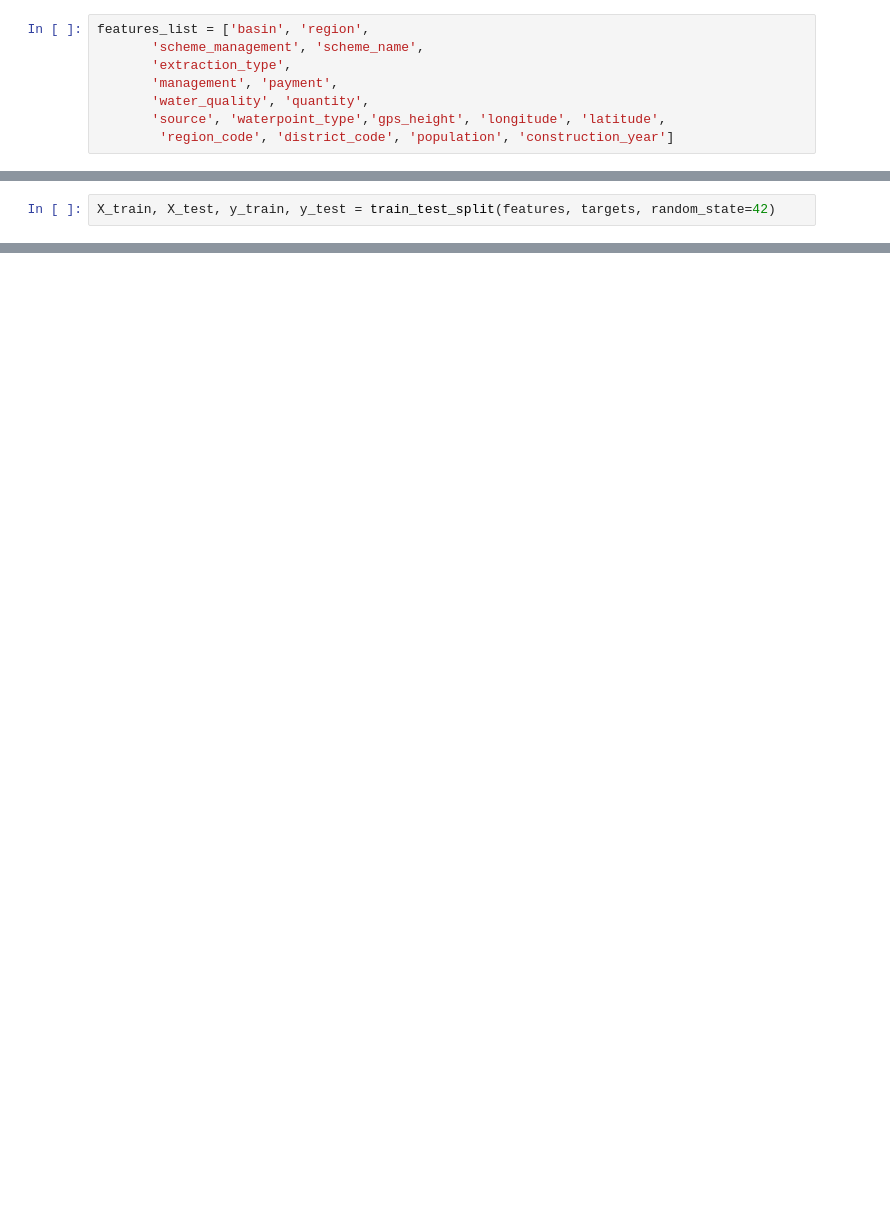
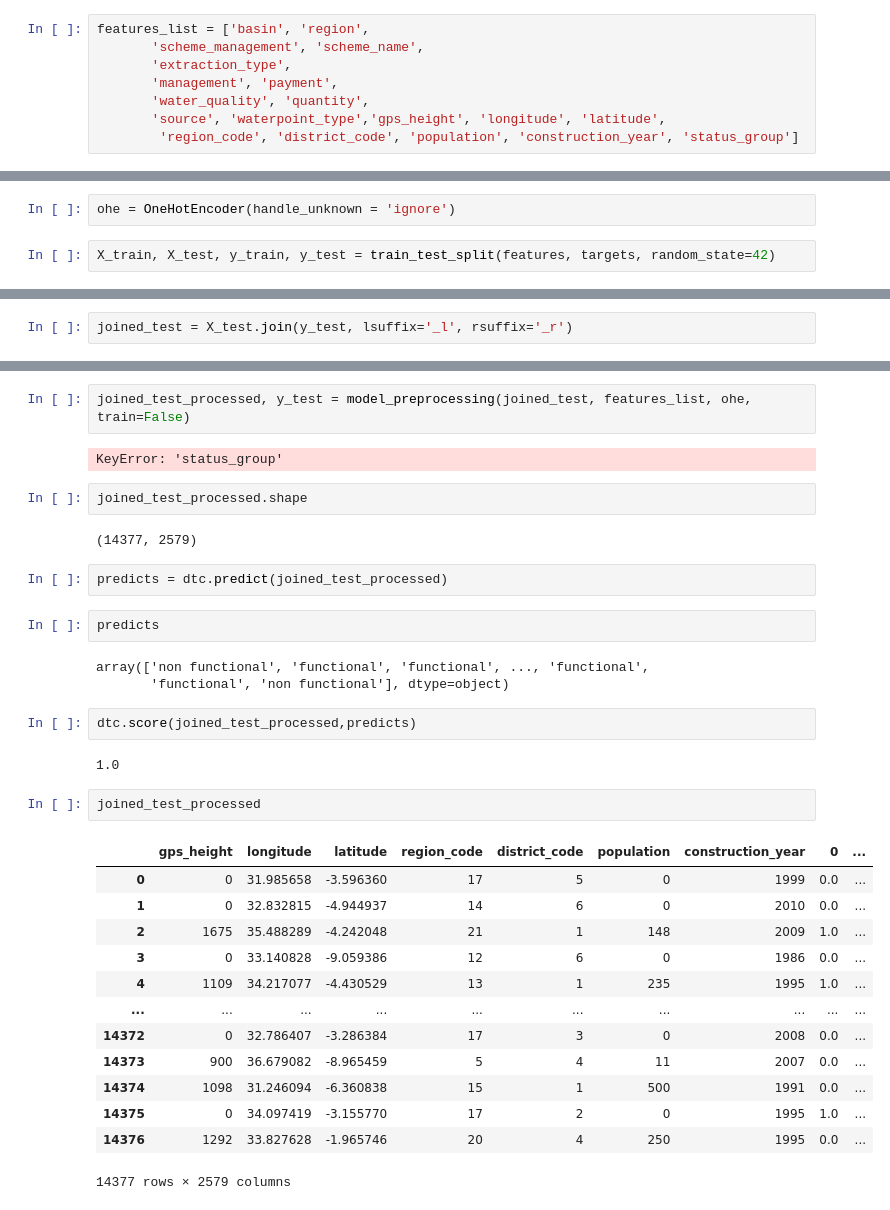
Before and after one commit to hoffm386/tanzania-water-wells, a Jupyter notebook: notebooks/exploratory/2.0-aa-EDA.ipynb, the cells around one changed output, grey strips where cells are left out. Saved outputs shown, nothing was run; the diff lists cells and outputs as text; blank space fills up the shorter version.

```diff
--- a/notebooks/exploratory/2.0-aa-EDA.ipynb
+++ b/notebooks/exploratory/2.0-aa-EDA.ipynb
@@ -665,7 +620,7 @@ features_list = ['basin', 'region',
        'management', 'payment',
        'water_quality', 'quantity',
        'source', 'waterpoint_type','gps_height', 'longitude', 'latitude',
-        'region_code', 'district_code', 'population', 'construction_year']
+        'region_code', 'district_code', 'population', 'construction_year', 'status_group']
 # %%
 def obj_lister(df):
     # returns a list of columns that contain Objects
@@ -782,2 +680,4 @@ ____
+# %%
+ohe = OneHotEncoder(handle_unknown = 'ignore')
 # %%
 X_train, X_test, y_train, y_test = train_test_split(features, targets, random_state=42)
@@ -803,0 +708,2 @@ ValueError: Cannot convert non-finite values (NA or inf) to integer
+# %%
+joined_test = X_test.join(y_test, lsuffix='_l', rsuffix='_r')
@@ -803,0 +714,35 @@ ValueError: Cannot convert non-finite values (NA or inf) to integer
+# %%
+joined_test_processed, y_test = model_preprocessing(joined_test, features_list, ohe, train=False)
+# %% [output]
+KeyError: 'status_group'
+# %%
+joined_test_processed.shape
+# %% [output]
+(14377, 2579)
+# %%
+predicts = dtc.predict(joined_test_processed)
+# %%
+predicts
+# %% [output]
+array(['non functional', 'functional', 'functional', ..., 'functional',
+       'functional', 'non functional'], dtype=object)
+# %%
+dtc.score(joined_test_processed,predicts)
+# %% [output]
+1.0
+# %%
+joined_test_processed
+# %% [output]
+|  | gps_height | longitude | latitude | region_code | district_code | population | construction_year | 0 | ... |
+| 0 | 0 | 31.985658 | -3.596360 | 17 | 5 | 0 | 1999 | 0.0 | ... |
+| 1 | 0 | 32.832815 | -4.944937 | 14 | 6 | 0 | 2010 | 0.0 | ... |
+| 2 | 1675 | 35.488289 | -4.242048 | 21 | 1 | 148 | 2009 | 1.0 | ... |
+| 3 | 0 | 33.140828 | -9.059386 | 12 | 6 | 0 | 1986 | 0.0 | ... |
+| 4 | 1109 | 34.217077 | -4.430529 | 13 | 1 | 235 | 1995 | 1.0 | ... |
+| ... | ... | ... | ... | ... | ... | ... | ... | ... | ... |
+| 14372 | 0 | 32.786407 | -3.286384 | 17 | 3 | 0 | 2008 | 0.0 | ... |
+| 14373 | 900 | 36.679082 | -8.965459 | 5 | 4 | 11 | 2007 | 0.0 | ... |
+| 14374 | 1098 | 31.246094 | -6.360838 | 15 | 1 | 500 | 1991 | 0.0 | ... |
+| 14375 | 0 | 34.097419 | -3.155770 | 17 | 2 | 0 | 1995 | 1.0 | ... |
+| 14376 | 1292 | 33.827628 | -1.965746 | 20 | 4 | 250 | 1995 | 0.0 | ... |
+14377 rows × 2579 columns
```
Also changed, not shown: parts of 24 cells of this notebook.
